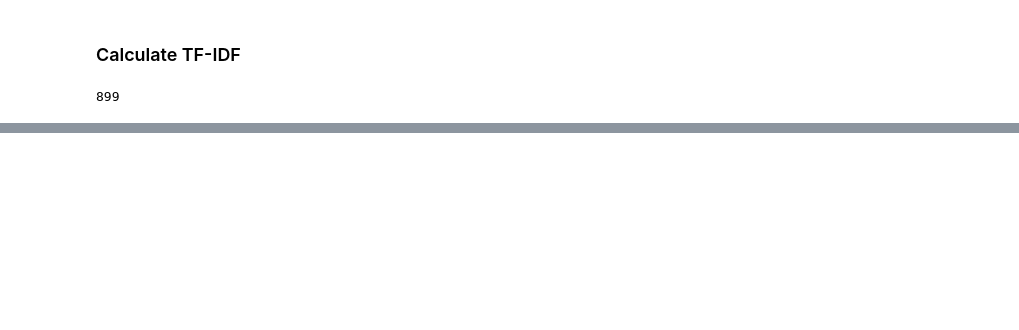
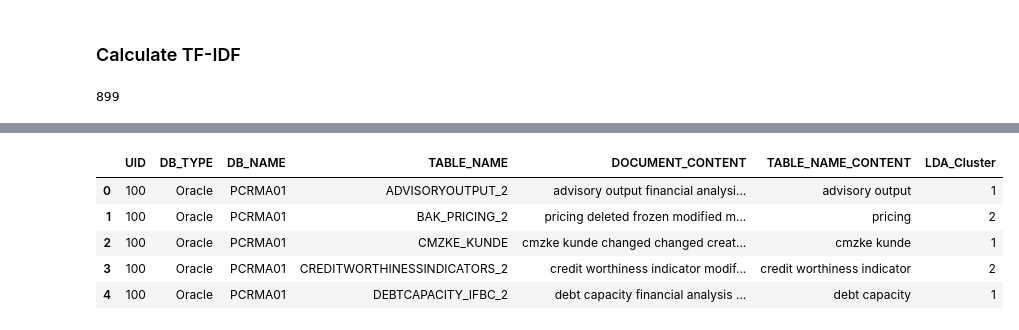
Before and after one commit to imod/ml_ta, a Jupyter notebook: rai_db_clustering.ipynb, the cells around one changed output, grey strips where cells are left out. Drawn from its saved outputs; the diff is of its cells as text; code cells hidden in the pictures; blank space fills up the shorter version.

```diff
--- a/rai_db_clustering.ipynb
+++ b/rai_db_clustering.ipynb
@@ -343,3 +349,13 @@ display(doc_cluster_df.head())
+# %%
+# Display the first few rows of the dataframe with the new cluster labels
+display(df_grouped.head())
+# %% [output]
+|  | UID | DB_TYPE | DB_NAME | TABLE_NAME | DOCUMENT_CONTENT | TABLE_NAME_CONTENT | LDA_Cluster |
+| 0 | 100 | Oracle | PCRMA01 | ADVISORYOUTPUT_2 | advisory output financial analysi... | advisory output | 1 |
+| 1 | 100 | Oracle | PCRMA01 | BAK_PRICING_2 | pricing deleted frozen modified m... | pricing | 2 |
+| 2 | 100 | Oracle | PCRMA01 | CMZKE_KUNDE | cmzke kunde changed changed creat... | cmzke kunde | 1 |
+| 3 | 100 | Oracle | PCRMA01 | CREDITWORTHINESSINDICATORS_2 | credit worthiness indicator modif... | credit worthiness indicator | 2 |
+| 4 | 100 | Oracle | PCRMA01 | DEBTCAPACITY_IFBC_2 | debt capacity financial analysis ... | debt capacity | 1 |
 # %%
 #Visualize reuslts (using https://panel.holoviz.org/)
 import pyLDAvis
```
Also changed, not shown: parts of 11 cells of this notebook, 1 other file.
